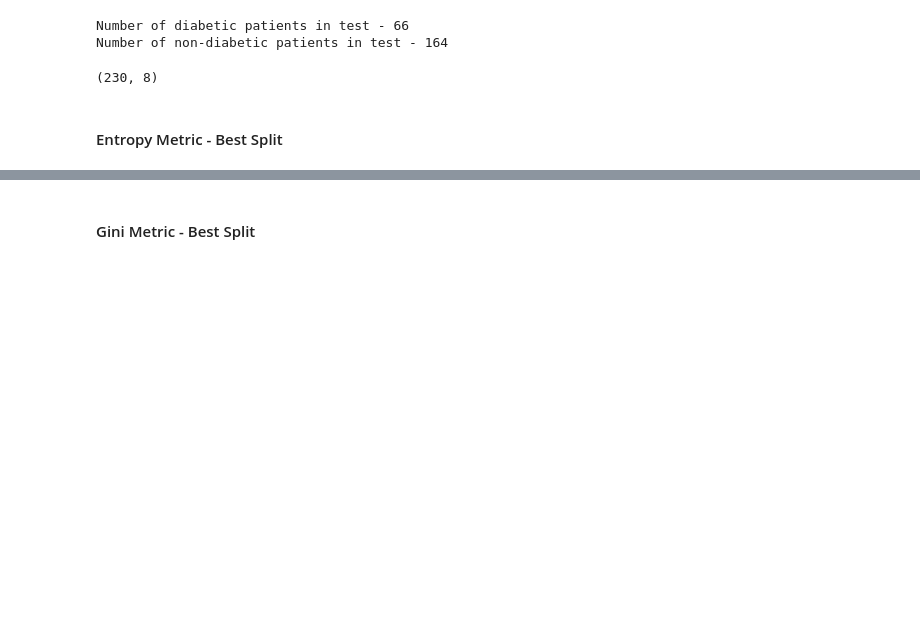
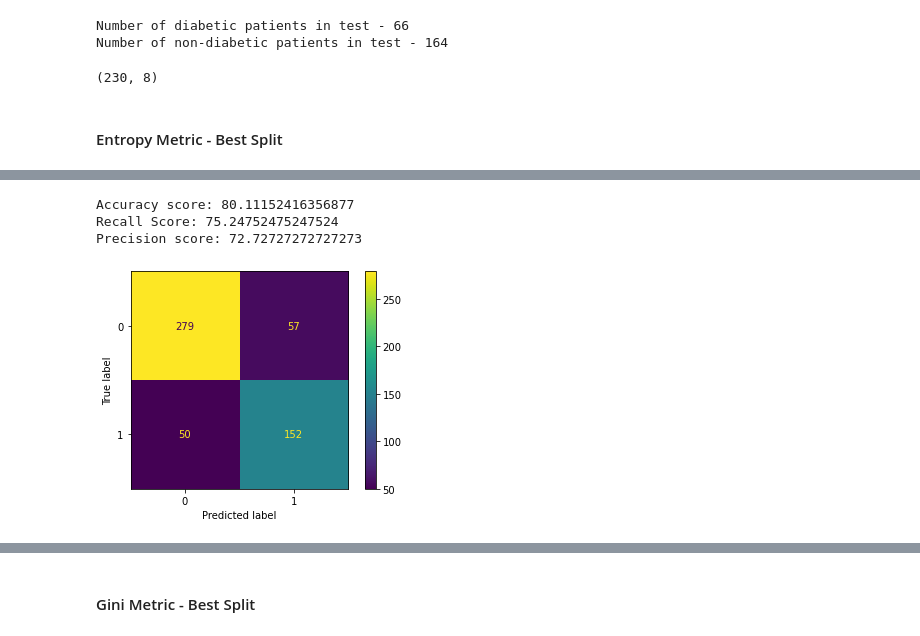
Before and after one commit to meenakshsundaram/AIML, a Jupyter notebook: DecisionTrees/src/diabetes/diabetes_dtree.ipynb, the cells around one changed output, grey strips where cells are left out. Cells and saved outputs as stored; diff of their text form; code cells hidden in the pictures; blank space fills up the shorter version.

```diff
--- a/DecisionTrees/src/diabetes/diabetes_dtree.ipynb
+++ b/DecisionTrees/src/diabetes/diabetes_dtree.ipynb
@@ -86,0 +104,12 @@ tree.plot_tree(dtree,feature_names=features)
+# %%
+#### Confusion matrix for training data
+y_pred = dtree.predict(x_train)
+metrics.ConfusionMatrixDisplay.from_predictions(y_train,y_pred)
+print(f"Accuracy score: {100*metrics.accuracy_score(y_train,y_pred)}")
+print(f"Recall Score: {100*metrics.recall_score(y_train,y_pred)}")
+print(f"Precision score: {100*metrics.precision_score(y_train,y_pred)}")
+# %% [output]
+Accuracy score: 80.11152416356877
+Recall Score: 75.24752475247524
+Precision score: 72.72727272727273
+[figure, added]
```
Also changed, not shown: parts of 17 cells of this notebook.
